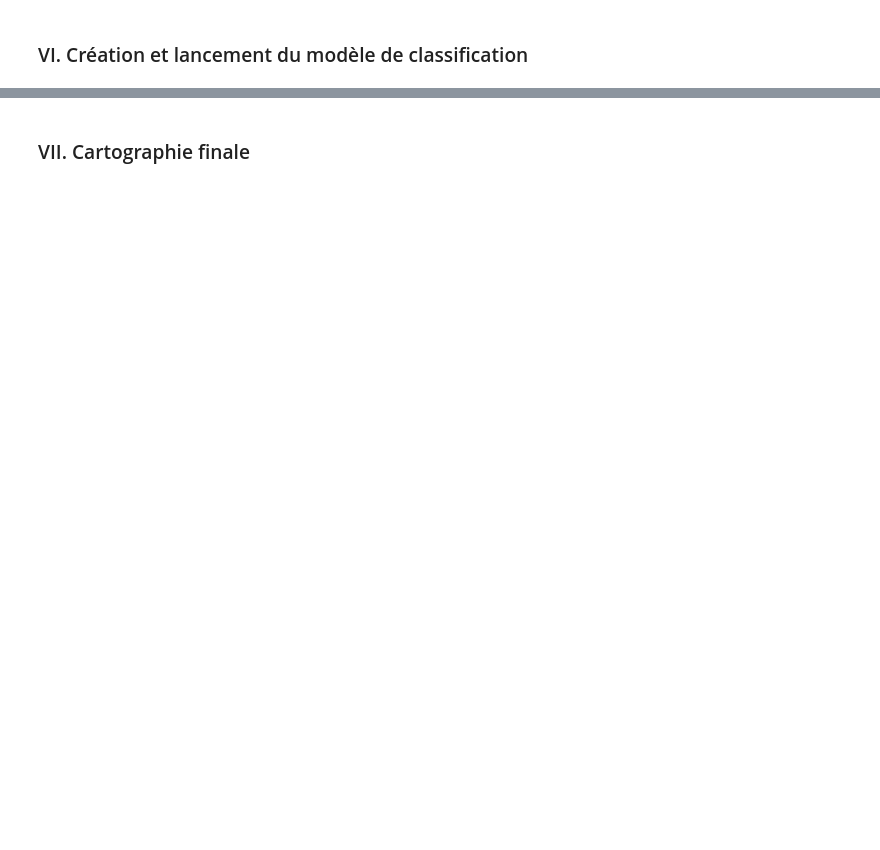
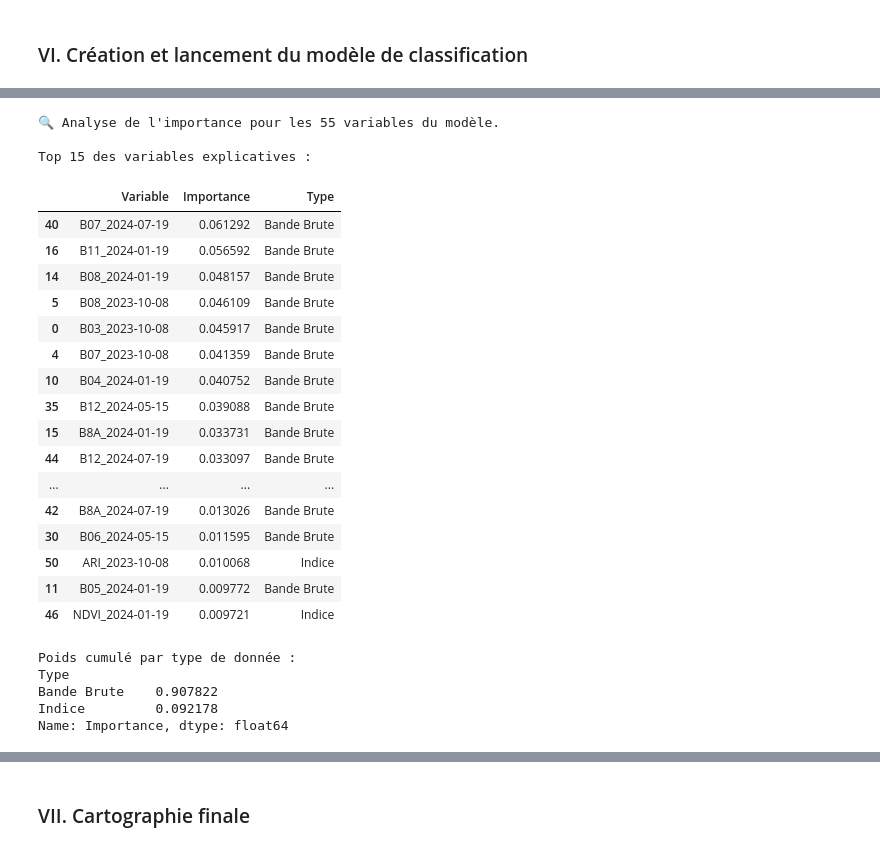
Before and after one commit to MatthieuGoubs/projet_eval_landes, a Jupyter notebook: projet_telea_GOUBERT_MATTHIEU.ipynb, the cells around one changed output, grey strips where cells are left out. Drawn from its saved outputs; the diff is of its cells as text; code cells hidden in the pictures; blank space fills up the shorter version.

```diff
--- a/projet_telea_GOUBERT_MATTHIEU.ipynb
+++ b/projet_telea_GOUBERT_MATTHIEU.ipynb
@@ -1130,3 +1235,80 @@ display(df_imp.head(40))
+# %%
+# =============================================================================
+# PHASE 20 : ANALYSE DES VARIABLES LES PLUS DISCRIMINANTES (65 VARIABLES)
+# =============================================================================
+
+# 1. Définition des éléments constitutifs du Super-Stack
+dates = ["2023-10-08", "2024-01-19", "2024-03-20", "2024-05-15", "2024-07-19"]
+bandes_brutes = ["B03", "B04", "B05", "B06", "B07", "B08", "B8A", "B11", "B12"]
+indices_experts = ["NDVI", "ARI"]
+
+# 2. Reconstruction dynamique des noms (doit suivre l'ordre du np.concatenate)
+feature_names = []
+
+# D'abord les 45 bandes brutes (9 bandes x 5 dates)
+for date in dates:
+    for b in bandes_brutes:
+        feature_names.append(f"{b}_{date}")
+
+# Ensuite les 20 couches d'indices (4 indices x 5 dates)
+for idx in indices_experts:
+    for date in dates:
+        feature_names.append(f"{idx}_{date}")
+
+print(f"🔍 Analyse de l'importance pour les {len(feature_names)} variables du modèle.")
+
+# 3. Récupération des scores d'importance
+importances = best_model.feature_importances_
+
+# Vérification de sécurité pour éviter la ValueError
+if len(feature_names) != len(importances):
+    print(f"Erreur de dimension : {len(feature_names)} noms vs {len(importances)} scores.")
+else:
+    # Création du DataFrame
+    df_imp = pd.DataFrame({
+        "Variable": feature_names,
+        "Importance": importances
+    })
+
+    # Ajout d'une colonne de catégorie pour l'analyse
+    df_imp['Type'] = df_imp['Variable'].apply(lambda x: 'Indice' if any(i in x for i in indices_experts) else 'Bande Brute')
+
+    # Tri par ordre décroissant
+    df_imp = df_imp.sort_values(by="Importance", ascending=False)
+
+    # Affichage du Top 15 (textuel)
+    print("\nTop 15 des variables explicatives :")
+    display(df_imp.head(30))
+
+    # Bonus : Petit résumé par type
+    print("\nPoids cumulé par type de donnée :")
+    print(df_imp.groupby('Type')['Importance'].sum())
+# %% [output]
+🔍 Analyse de l'importance pour les 55 variables du modèle.
+
+Top 15 des variables explicatives :
+|  | Variable | Importance | Type |
+| 40 | B07_2024-07-19 | 0.061292 | Bande Brute |
+| 16 | B11_2024-01-19 | 0.056592 | Bande Brute |
+| 14 | B08_2024-01-19 | 0.048157 | Bande Brute |
+| 5 | B08_2023-10-08 | 0.046109 | Bande Brute |
+| 0 | B03_2023-10-08 | 0.045917 | Bande Brute |
+| 4 | B07_2023-10-08 | 0.041359 | Bande Brute |
+| 10 | B04_2024-01-19 | 0.040752 | Bande Brute |
+| 35 | B12_2024-05-15 | 0.039088 | Bande Brute |
+| 15 | B8A_2024-01-19 | 0.033731 | Bande Brute |
+| 44 | B12_2024-07-19 | 0.033097 | Bande Brute |
+| ... | ... | ... | ... |
+| 42 | B8A_2024-07-19 | 0.013026 | Bande Brute |
+| 30 | B06_2024-05-15 | 0.011595 | Bande Brute |
+| 50 | ARI_2023-10-08 | 0.010068 | Indice |
+| 11 | B05_2024-01-19 | 0.009772 | Bande Brute |
+| 46 | NDVI_2024-01-19 | 0.009721 | Indice |
+Poids cumulé par type de donnée :
+Type
+Bande Brute    0.907822
+Indice         0.092178
+Name: Importance, dtype: float64
 # %%
 # =============================================================================
 # PHASE 21 : GÉNÉRATION DU GRAPHIQUE D'IMPORTANCE DES VARIABLES
```
Also changed, not shown: parts of 35 cells of this notebook, 1 other file.
